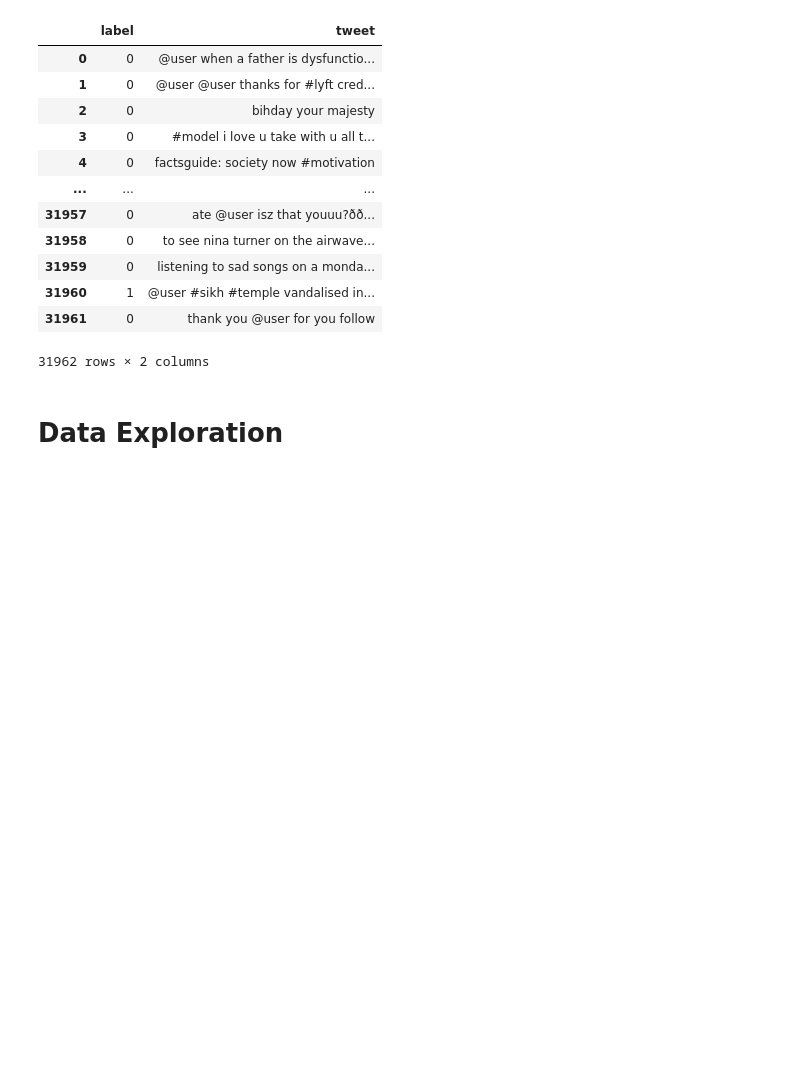
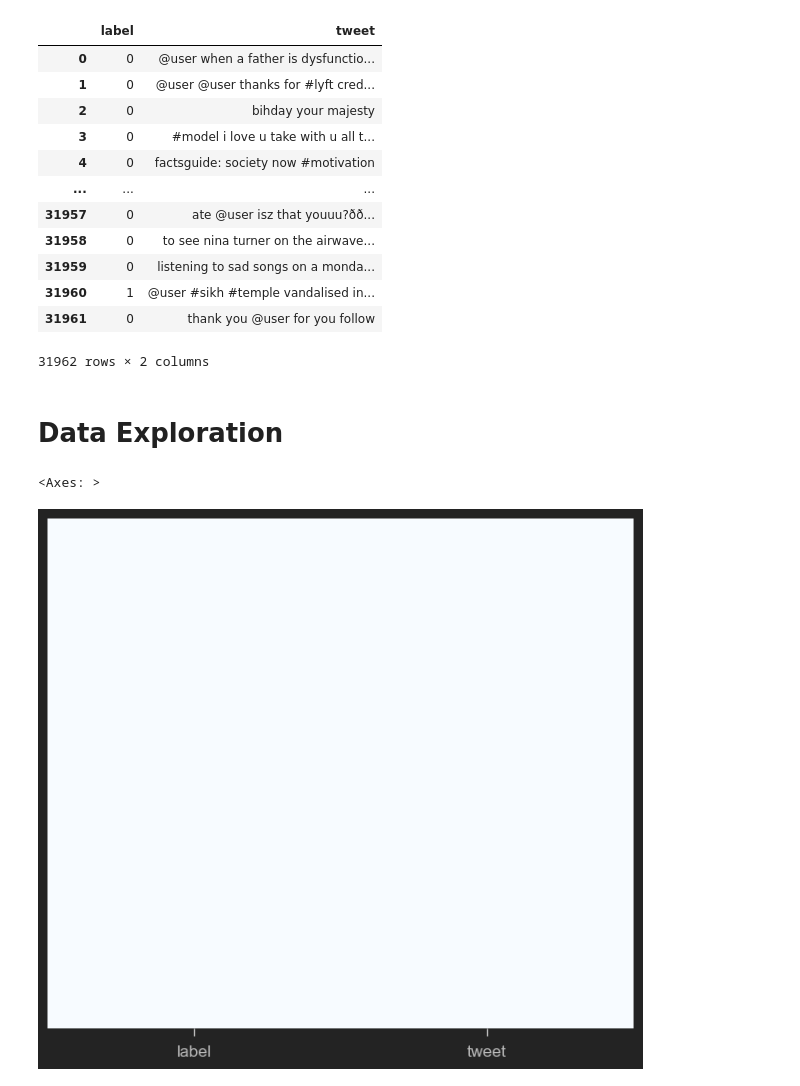
Before and after one commit to Cyrine-afk/NLP---Tweets-Sentiment-Analysis, a Jupyter notebook: Tweets_Sentiment_Analysis.ipynb, the cells around one changed output. Saved outputs shown, nothing was run; the diff lists cells and outputs as text; code cells hidden in the pictures; blank space fills up the shorter version.

Commit message:
Data Exploration

```diff
--- a/Tweets_Sentiment_Analysis.ipynb
+++ b/Tweets_Sentiment_Analysis.ipynb
@@ -89,3 +89,9 @@ tweets_df_susbet
 31962 rows × 2 columns
 # %% [markdown]
 # Data Exploration
+# %%
+#find out of the dataframe has missing data
+sns.heatmap(tweets_df_susbet.isnull(), yticklabels=False, cbar=False, cmap="Blues")
+# %% [output]
+<Axes: >
+[figure, added]
```
Also changed, not shown: parts of 8 cells of this notebook.
